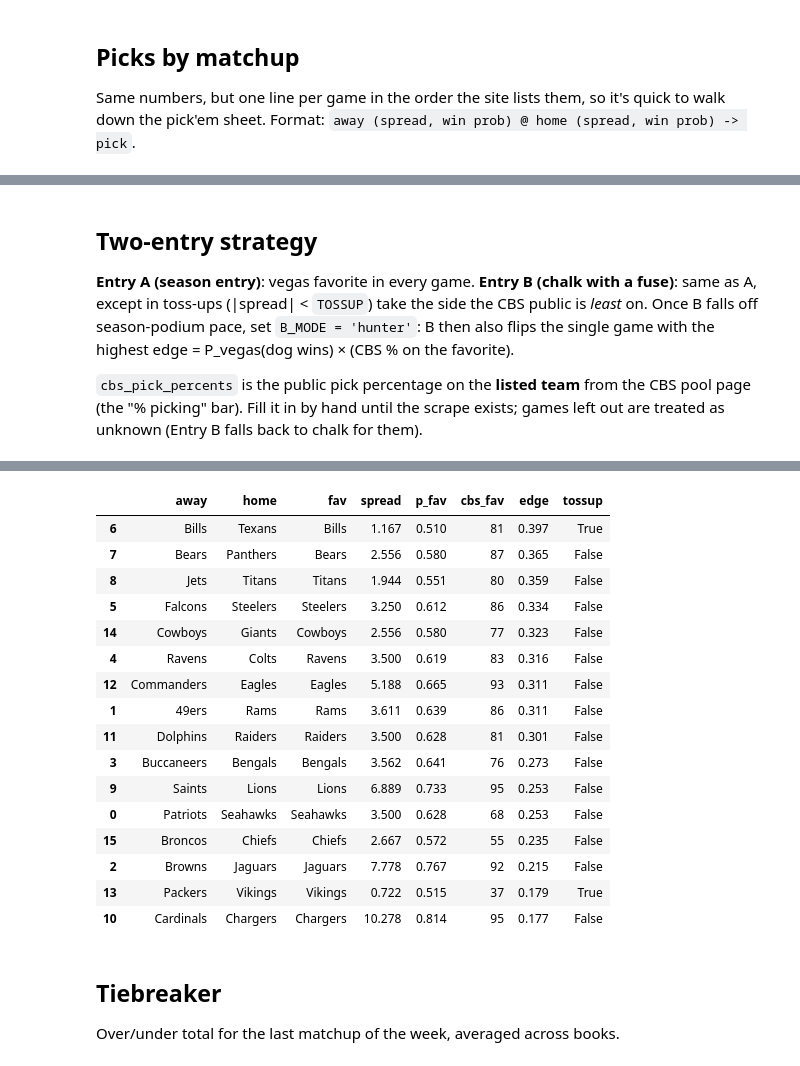
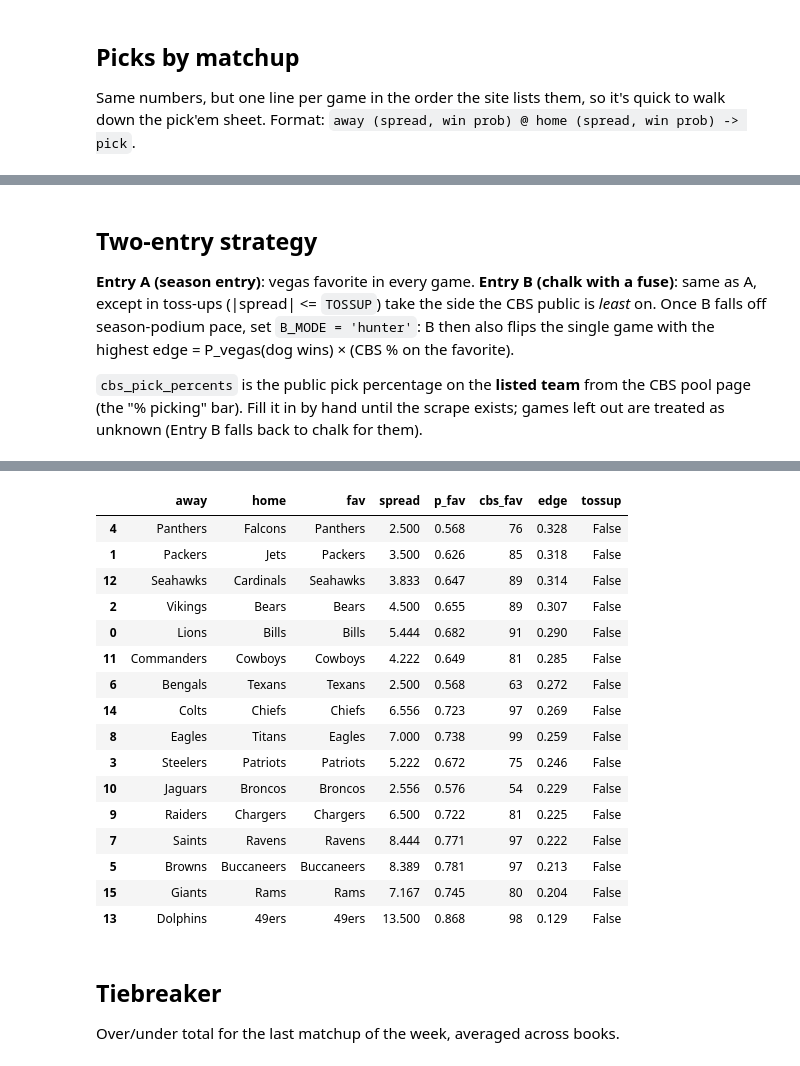
Before and after one commit to sbruto/pick_em, a Jupyter notebook: pick_em_2026.ipynb, the cells around one changed output, grey strips where cells are left out. Saved outputs shown, nothing was run; the diff lists cells and outputs as text; code cells hidden in the pictures.

Commit message:
Week 3 CBS %; toss-up rule is now |spread| <= 1.5 (inclusive, matches the sim's cutoff)
Co-Authored-By: Claude Fable 5.1 <noreply@anthropic.com>

```diff
--- a/pick_em_2026.ipynb
+++ b/pick_em_2026.ipynb
@@ -141,7 +137,7 @@ for g in range(0, len(games) - 1, 2):
 ## Two-entry strategy
 
 **Entry A (season entry)**: vegas favorite in every game.
-**Entry B (chalk with a fuse)**: same as A, except in toss-ups (|spread| < `TOSSUP`) take the
+**Entry B (chalk with a fuse)**: same as A, except in toss-ups (|spread| <= `TOSSUP`) take the
 side the CBS public is *least* on. Once B falls off season-podium pace, set
 `B_MODE = 'hunter'`: B then also flips the single game with the highest
 edge = P_vegas(dog wins) × (CBS % on the favorite).
@@ -150,28 +146,28 @@ edge = P_vegas(dog wins) × (CBS % on the favorite).
 (the "% picking" bar). Fill it in by hand until the scrape exists; games left out are
 treated as unknown (Entry B falls back to chalk for them).
 # %%
-TOSSUP = 1.5          # |ave_spread| below this is a toss-up
+TOSSUP = 1.5          # |ave_spread| <= this is a toss-up (inclusive; matches league_sim's 0.53 cutoff)
 B_MODE = 'fuse'       # 'fuse' (chalk + toss-up rule) or 'hunter' (fuse + one aggressive flip)
 
 # public pick % on the named team, from the CBS pool page. One side per game is enough;
 # the other side is inferred as 100 - x.
-cbs_pick_percents = {   # Week 2, 2026-09-17
-    'Bills': 91,
-    'Texans': 63,
-    'Patriots': 75,
-    'Buccaneers': 97,
-    'Panthers': 76,
-    'Ravens': 97,
-    'Bears': 89,
-    'Packers': 85,
-    'Eagles': 99,
-    'Broncos': 54,
-    'Chargers': 81,
-    'Cowboys': 81,
-    'Seahawks': 89,
+cbs_pick_percents = {   # Week 3, 2026-09-23
+    'Packers': 96,
+    'Bills': 98,
+    'Panthers': 84,
+    'Lions': 95,
+    'Texans': 51,
+    'Jaguars': 68,
+    'Chiefs': 99,
+    'Giants': 69,
+    'Bengals': 90,
+    'Seahawks': 99,
     '49ers': 98,
-    'Chiefs': 97,
-    'Rams': 80,
+    'Vikings': 72,
+    'Ravens': 65,
+    'Saints': 67,
+    'Rams': 73,
+    'Eagles': 92,
 }
 # %%
 games = full[full['section'].isin(spread_sections)].reset_index(drop=True)
@@ -207,7 +203,7 @@ for g in range(0, len(games) - 1, 2):
         cbs_fav = np.nan
     rows.append({'away': away, 'home': home, 'fav': fav, 'dog': dog,
                  'spread': abs(sp.get(fav, np.nan)), 'p_fav': p_fav,
-                 'cbs_fav': cbs_fav, 'tossup': abs(sp.get(fav, 0)) < TOSSUP,
+                 'cbs_fav': cbs_fav, 'tossup': abs(sp.get(fav, 0)) <= TOSSUP,
                  'edge': (1 - p_fav) * cbs_fav / 100})
 edge = pd.DataFrame(rows)
 
@@ -259,22 +255,22 @@ Entry B mode: fuse.  B differs from A in 1 game(s).
 
 Flip candidates, ranked by edge = P(dog) x CBS% on favorite:
 |  | away | home | fav | spread | p_fav | cbs_fav | edge | tossup |
-| 6 | Bills | Texans | Bills | 1.167 | 0.510 | 81 | 0.397 | True |
-| 7 | Bears | Panthers | Bears | 2.556 | 0.580 | 87 | 0.365 | False |
-| 8 | Jets | Titans | Titans | 1.944 | 0.551 | 80 | 0.359 | False |
-| 5 | Falcons | Steelers | Steelers | 3.250 | 0.612 | 86 | 0.334 | False |
-| 14 | Cowboys | Giants | Cowboys | 2.556 | 0.580 | 77 | 0.323 | False |
-| 4 | Ravens | Colts | Ravens | 3.500 | 0.619 | 83 | 0.316 | False |
-| 12 | Commanders | Eagles | Eagles | 5.188 | 0.665 | 93 | 0.311 | False |
-| 1 | 49ers | Rams | Rams | 3.611 | 0.639 | 86 | 0.311 | False |
-| 11 | Dolphins | Raiders | Raiders | 3.500 | 0.628 | 81 | 0.301 | False |
-| 3 | Buccaneers | Bengals | Bengals | 3.562 | 0.641 | 76 | 0.273 | False |
-| 9 | Saints | Lions | Lions | 6.889 | 0.733 | 95 | 0.253 | False |
-| 0 | Patriots | Seahawks | Seahawks | 3.500 | 0.628 | 68 | 0.253 | False |
-| 15 | Broncos | Chiefs | Chiefs | 2.667 | 0.572 | 55 | 0.235 | False |
-| 2 | Browns | Jaguars | Jaguars | 7.778 | 0.767 | 92 | 0.215 | False |
-| 13 | Packers | Vikings | Vikings | 0.722 | 0.515 | 37 | 0.179 | True |
-| 10 | Cardinals | Chargers | Chargers | 10.278 | 0.814 | 95 | 0.177 | False |
+| 4 | Panthers | Falcons | Panthers | 2.500 | 0.568 | 76 | 0.328 | False |
+| 1 | Packers | Jets | Packers | 3.500 | 0.626 | 85 | 0.318 | False |
+| 12 | Seahawks | Cardinals | Seahawks | 3.833 | 0.647 | 89 | 0.314 | False |
+| 2 | Vikings | Bears | Bears | 4.500 | 0.655 | 89 | 0.307 | False |
+| 0 | Lions | Bills | Bills | 5.444 | 0.682 | 91 | 0.290 | False |
+| 11 | Commanders | Cowboys | Cowboys | 4.222 | 0.649 | 81 | 0.285 | False |
+| 6 | Bengals | Texans | Texans | 2.500 | 0.568 | 63 | 0.272 | False |
+| 14 | Colts | Chiefs | Chiefs | 6.556 | 0.723 | 97 | 0.269 | False |
+| 8 | Eagles | Titans | Eagles | 7.000 | 0.738 | 99 | 0.259 | False |
+| 3 | Steelers | Patriots | Patriots | 5.222 | 0.672 | 75 | 0.246 | False |
+| 10 | Jaguars | Broncos | Broncos | 2.556 | 0.576 | 54 | 0.229 | False |
+| 9 | Raiders | Chargers | Chargers | 6.500 | 0.722 | 81 | 0.225 | False |
+| 7 | Saints | Ravens | Ravens | 8.444 | 0.771 | 97 | 0.222 | False |
+| 5 | Browns | Buccaneers | Buccaneers | 8.389 | 0.781 | 97 | 0.213 | False |
+| 15 | Giants | Rams | Rams | 7.167 | 0.745 | 80 | 0.204 | False |
+| 13 | Dolphins | 49ers | 49ers | 13.500 | 0.868 | 98 | 0.129 | False |
 # %% [markdown]
 ## Tiebreaker
 
```
Also changed, not shown: parts of 7 cells of this notebook, 1 other file.
